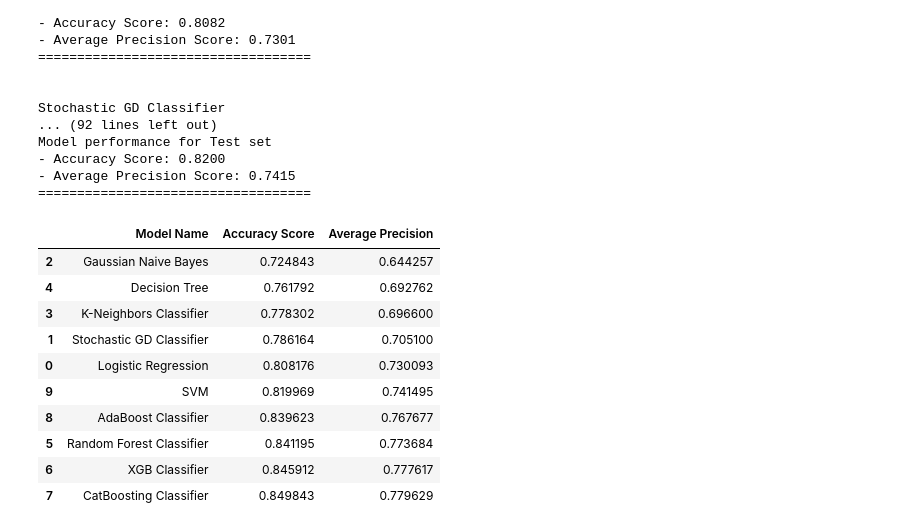
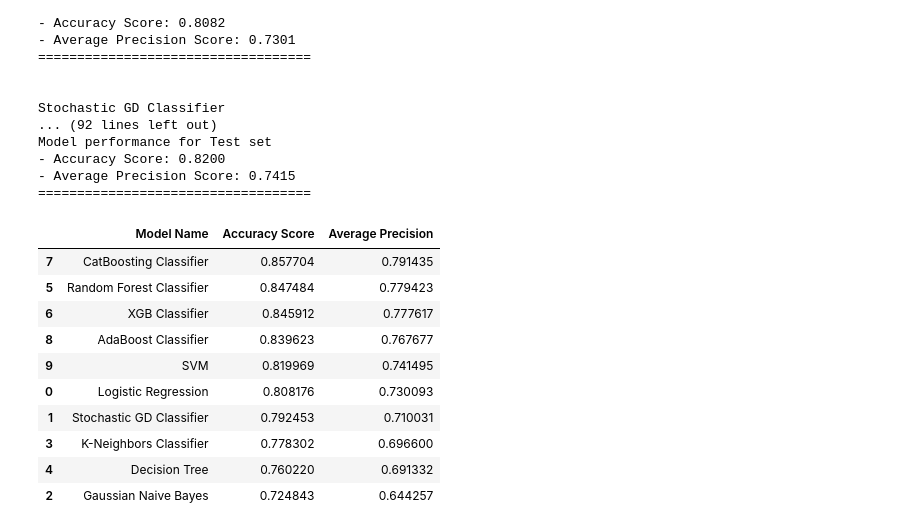
Before and after one commit to siddhantpassi/My_Project, a Jupyter notebook: Hit_Flop_Data/Model_Training.ipynb, the cells around one changed output. Drawn from its saved outputs; the diff is of its cells as text; code cells hidden in the pictures.

```diff
--- a/Hit_Flop_Data/Model_Training.ipynb
+++ b/Hit_Flop_Data/Model_Training.ipynb
@@ -191,7 +189,7 @@ models = {
     "Decision Tree": DecisionTreeClassifier(),
     "Random Forest Classifier": RandomForestClassifier(),
     "XGB Classifier": XGBClassifier(),
-    "CatBoosting Classifier": CatBoostClassifier(verbose=False, iterations=100, depth=6),
+    "CatBoosting Classifier": CatBoostClassifier(verbose=False),
     "AdaBoost Classifier": AdaBoostClassifier(),
     "SVM": SVC()
 }
@@ -251,19 +249,19 @@ Model performance for Test set
 ===================================
 # %%
 results = pd.DataFrame(list(zip(model_list, acc_list, ap_list)), columns=['Model Name', 'Accuracy Score', 'Average Precision'])
-results.sort_values(by="Accuracy Score")
+results.sort_values(by="Accuracy Score", ascending=False)
 # %% [output]
 |  | Model Name | Accuracy Score | Average Precision |
+| 7 | CatBoosting Classifier | 0.857704 | 0.791435 |
+| 5 | Random Forest Classifier | 0.847484 | 0.779423 |
+| 6 | XGB Classifier | 0.845912 | 0.777617 |
+| 8 | AdaBoost Classifier | 0.839623 | 0.767677 |
+| 9 | SVM | 0.819969 | 0.741495 |
+| 0 | Logistic Regression | 0.808176 | 0.730093 |
+| 1 | Stochastic GD Classifier | 0.792453 | 0.710031 |
+| 3 | K-Neighbors Classifier | 0.778302 | 0.696600 |
+| 4 | Decision Tree | 0.760220 | 0.691332 |
 | 2 | Gaussian Naive Bayes | 0.724843 | 0.644257 |
-| 4 | Decision Tree | 0.761792 | 0.692762 |
-| 3 | K-Neighbors Classifier | 0.778302 | 0.696600 |
-| 1 | Stochastic GD Classifier | 0.786164 | 0.705100 |
-| 0 | Logistic Regression | 0.808176 | 0.730093 |
-| 9 | SVM | 0.819969 | 0.741495 |
-| 8 | AdaBoost Classifier | 0.839623 | 0.767677 |
-| 5 | Random Forest Classifier | 0.841195 | 0.773684 |
-| 6 | XGB Classifier | 0.845912 | 0.777617 |
-| 7 | CatBoosting Classifier | 0.849843 | 0.779629 |
 # %%
 '''
 from sklearn.model_selection import GridSearchCV
```
Also changed, not shown: parts of 7 cells of this notebook, 15 other files.
